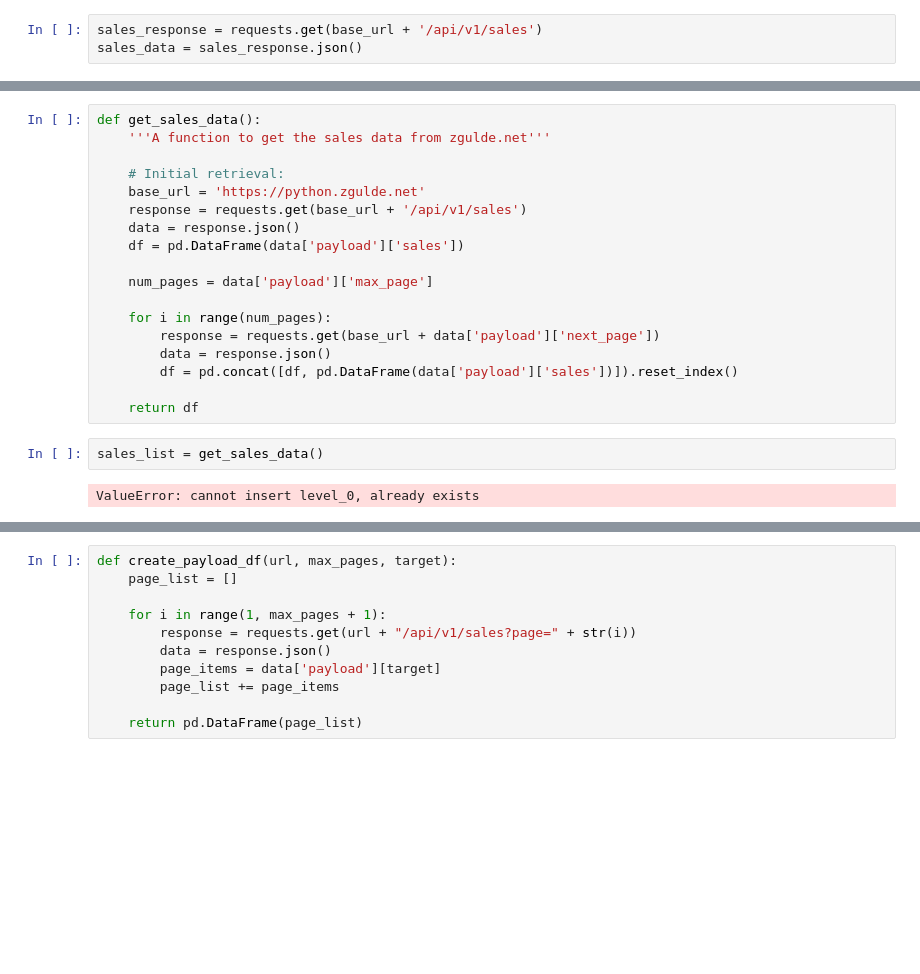
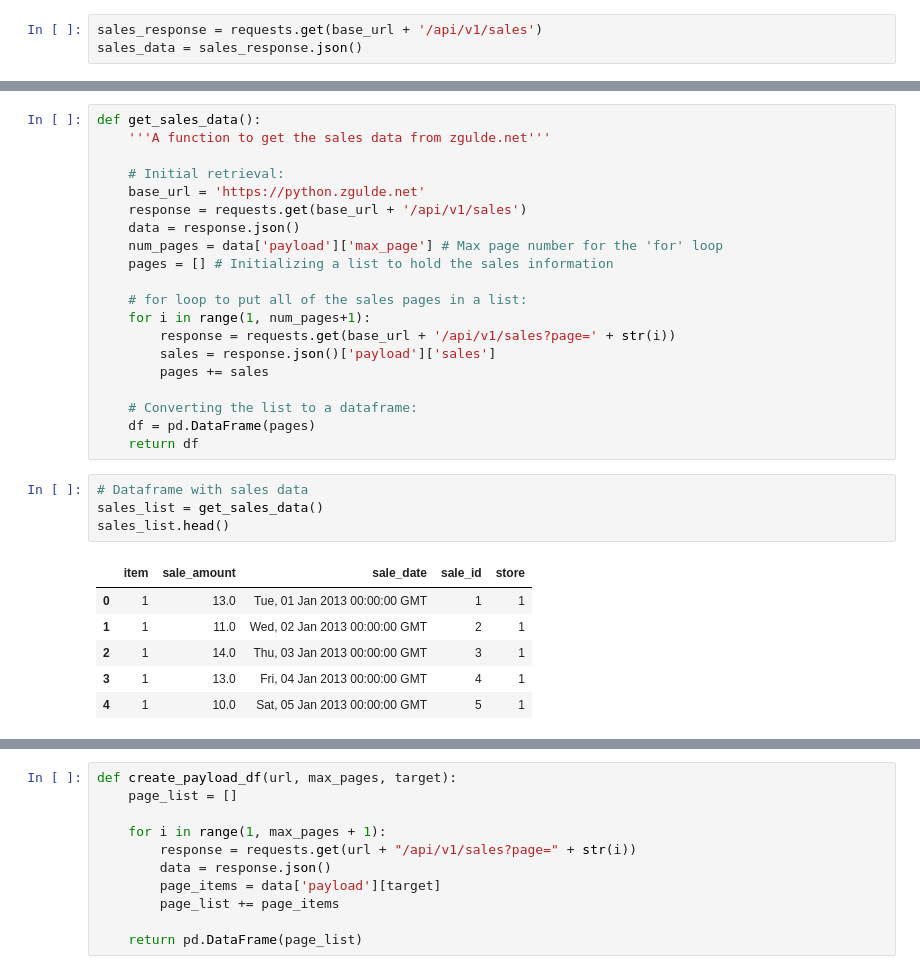
Before and after one commit to jeffakins/time_series, a Jupyter notebook: acquire_exercises.ipynb, the cells around one changed output, grey strips where cells are left out. Cells and saved outputs as stored; diff of their text form; blank space fills up the shorter version.

```diff
--- a/acquire_exercises.ipynb
+++ b/acquire_exercises.ipynb
@@ -272,17 +284,26 @@ def get_sales_data():
     base_url = 'https://python.zgulde.net'
     response = requests.get(base_url + '/api/v1/sales')
     data = response.json()
-    df = pd.DataFrame(data['payload']['sales'])
+    num_pages = data['payload']['max_page'] # Max page number for the 'for' loop
+    pages = [] # Initializing a list to hold the sales information
 
-    num_pages = data['payload']['max_page']
+    # for loop to put all of the sales pages in a list:
+    for i in range(1, num_pages+1):
+        response = requests.get(base_url + '/api/v1/sales?page=' + str(i))
+        sales = response.json()['payload']['sales']
+        pages += sales
 
-    for i in range(num_pages):
-        response = requests.get(base_url + data['payload']['next_page'])
-        data = response.json()
-        df = pd.concat([df, pd.DataFrame(data['payload']['sales'])]).reset_index()
-
+    # Converting the list to a dataframe:
+    df = pd.DataFrame(pages)
     return df
 # %%
+# Dataframe with sales data
 sales_list = get_sales_data()
+sales_list.head()
 # %% [output]
-ValueError: cannot insert level_0, already exists
+|  | item | sale_amount | sale_date | sale_id | store |
+| 0 | 1 | 13.0 | Tue, 01 Jan 2013 00:00:00 GMT | 1 | 1 |
+| 1 | 1 | 11.0 | Wed, 02 Jan 2013 00:00:00 GMT | 2 | 1 |
+| 2 | 1 | 14.0 | Thu, 03 Jan 2013 00:00:00 GMT | 3 | 1 |
+| 3 | 1 | 13.0 | Fri, 04 Jan 2013 00:00:00 GMT | 4 | 1 |
+| 4 | 1 | 10.0 | Sat, 05 Jan 2013 00:00:00 GMT | 5 | 1 |
```
Also changed, not shown: parts of 13 cells of this notebook, 1 other file.
